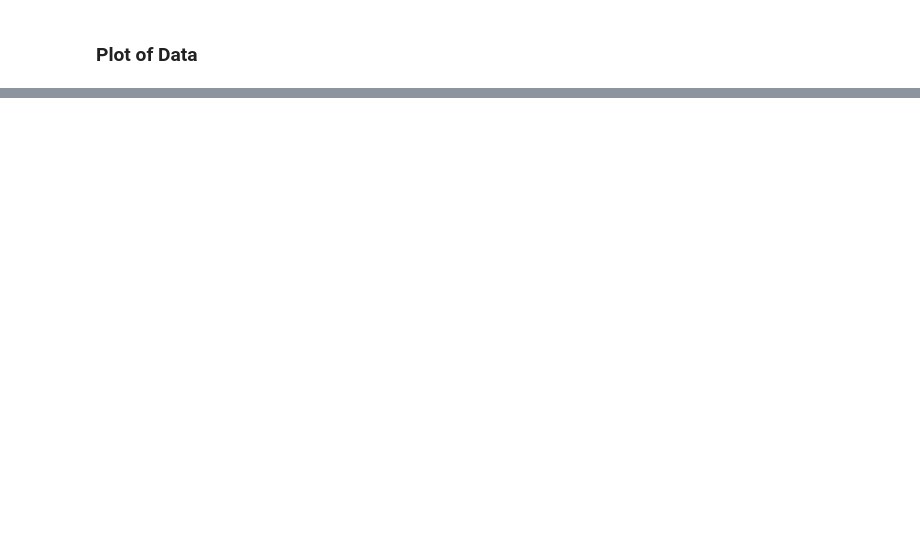
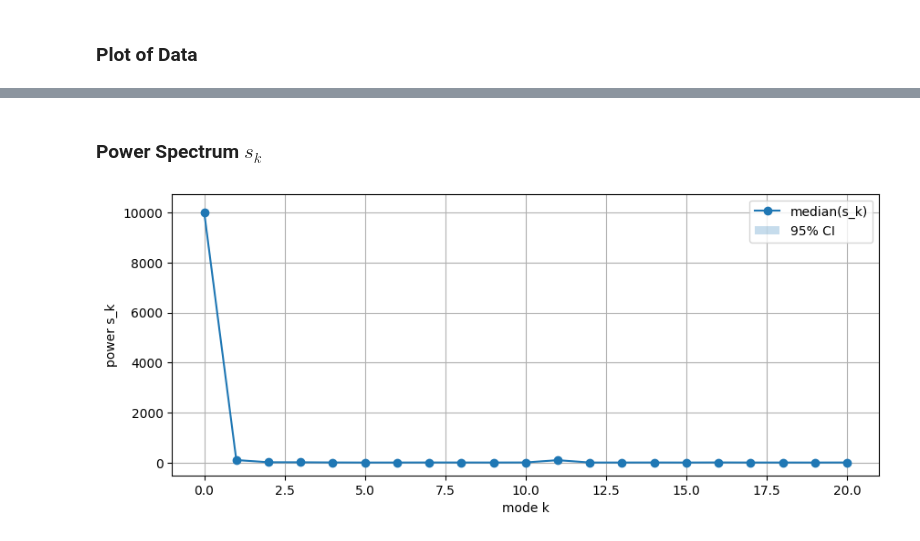
Before and after one commit to dchen10Git/astr-210-final-project, a Jupyter notebook: Project_Fourier_Pavlicek_Chen.ipynb, the cells around one changed output, grey strips where cells are left out. Cells and saved outputs as stored; diff of their text form; code cells hidden in the pictures; blank space fills up the shorter version.

```diff
--- a/Project_Fourier_Pavlicek_Chen.ipynb
+++ b/Project_Fourier_Pavlicek_Chen.ipynb
@@ -143,0 +215,31 @@ plt.show()
+# %% [markdown]
+### Power Spectrum $s_k$
+# %%
+# Posterior samples
+nsamples = 5000
+samples = np.random.multivariate_normal(mean=mu_post, cov=Sigma_post, size=nsamples)
+
+# Compute s_k for each sample
+s_samples = np.zeros((nsamples, B+1))
+s_samples[:,0] = samples[:,0]**2
+idx = 1
+for k in range(1, B+1):
+    ac = samples[:, idx]
+    as_ = samples[:, idx+1]
+    s_samples[:, k] = ac**2 + as_**2
+    idx += 2
+
+# summary quantiles for spectrum
+s_med = np.median(s_samples, axis=0)
+s_lo = np.percentile(s_samples, 2.5, axis=0)
+s_hi = np.percentile(s_samples, 97.5, axis=0)
+
+modes = np.arange(B+1)
+plt.figure(figsize=(10,4))
+plt.plot(modes, s_med, '-o', label='median(s_k)')
+plt.fill_between(modes, s_lo, s_hi, alpha=0.25, label='95% CI')
+plt.xlabel('mode k')
+plt.ylabel('power s_k')
+plt.legend(); plt.grid(True); plt.show()
+# %% [output]
+[figure, added]
```
Also changed, not shown: parts of 8 cells of this notebook.
